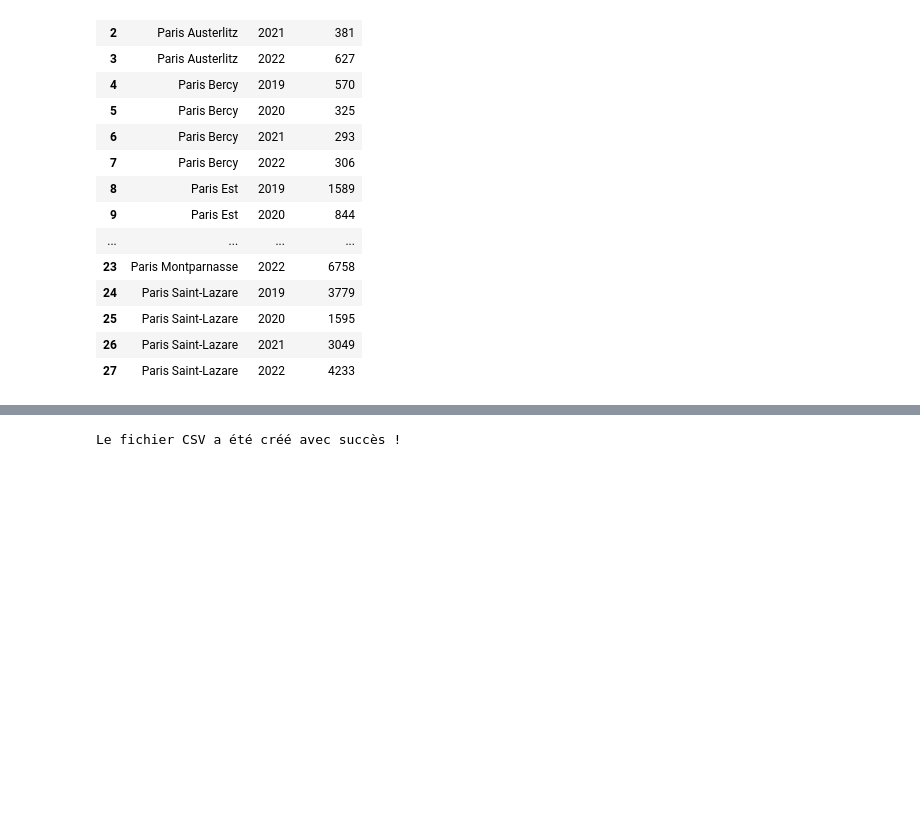
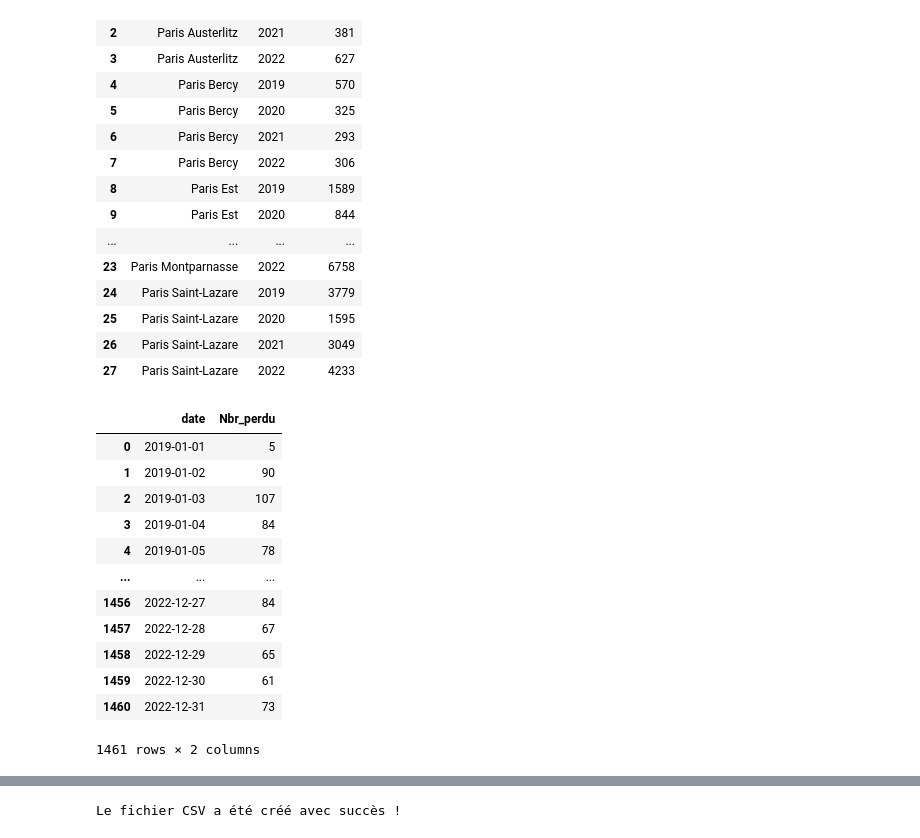
Before and after one commit to RolaMmss/Lost-in-translation, a Jupyter notebook: nb_obj_perdu_graph.ipynb, the cells around one changed output, grey strips where cells are left out. Drawn from its saved outputs; the diff is of its cells as text; code cells hidden in the pictures; blank space fills up the shorter version.

```diff
--- a/nb_obj_perdu_graph.ipynb
+++ b/nb_obj_perdu_graph.ipynb
@@ -134,3 +136,40 @@ gare_annee_sum
 | 25 | Paris Saint-Lazare | 2020 | 1595 |
 | 26 | Paris Saint-Lazare | 2021 | 3049 |
 | 27 | Paris Saint-Lazare | 2022 | 4233 |
+# %%
+# lire le fichier CSV dans un DataFrame pandas
+df = pd.read_csv("objets-trouves.csv")
+
+# convertir la colonne "date" en type datetime
+df["date"] = pd.to_datetime(df["date"])
+
+# filtrer les données entre 2019 et 2022
+start_date = pd.Timestamp("2019-01-01")
+end_date = pd.Timestamp("2022-12-31")
+# du lundi au dimanche
+df = df[(df["date"] >= start_date) & (df["date"] <= end_date)]
+
+# renommer la colonne "type d'objet" en "Nbr_perdu"
+df = df.rename(columns={"type d'objet": "Nbr_perdu"})
+
+
+# grouper les données par semaine et calculer la somme du nombre d'objets pour chaque semaine # du lundi au dimanche
+
+daily_sum = df.groupby(pd.Grouper(key="date", freq="d"))["Nbr_perdu"].count().reset_index()
+
+# afficher les résultats
+daily_sum
+# %% [output]
+|  | date | Nbr_perdu |
+| 0 | 2019-01-01 | 5 |
+| 1 | 2019-01-02 | 90 |
+| 2 | 2019-01-03 | 107 |
+| 3 | 2019-01-04 | 84 |
+| 4 | 2019-01-05 | 78 |
+| ... | ... | ... |
+| 1456 | 2022-12-27 | 84 |
+| 1457 | 2022-12-28 | 67 |
+| 1458 | 2022-12-29 | 65 |
+| 1459 | 2022-12-30 | 61 |
+| 1460 | 2022-12-31 | 73 |
+1461 rows × 2 columns
```
Also changed, not shown: parts of 13 cells of this notebook, 9 other files.
